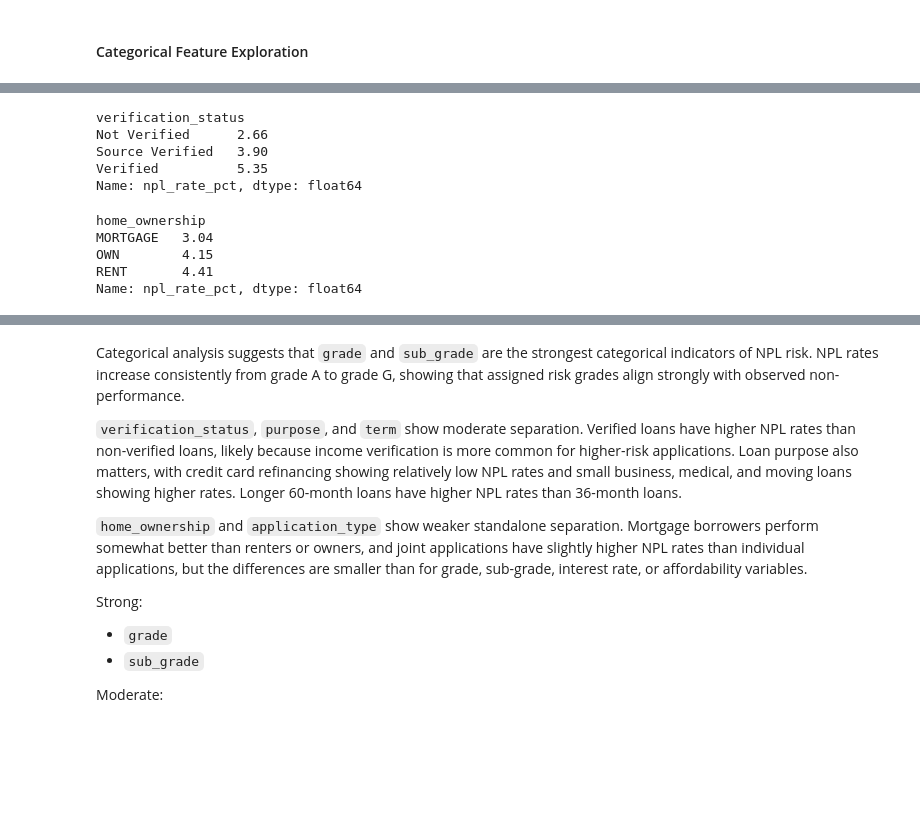
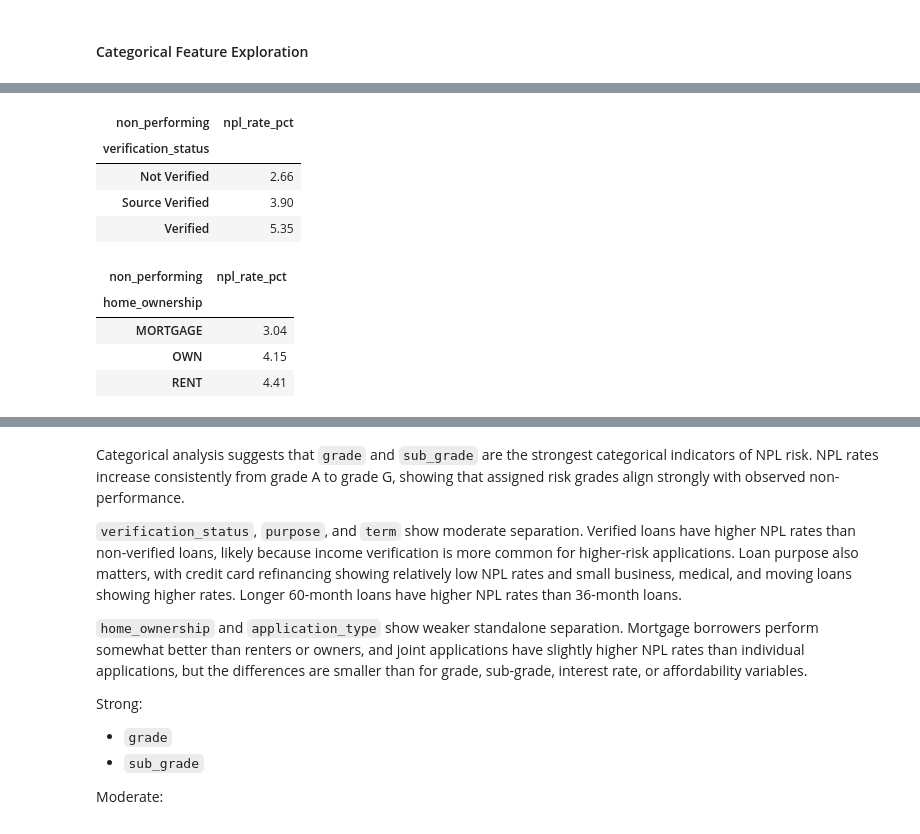
Before and after one commit to janis-karklins88/lending-club-case-study, a Jupyter notebook: notebooks/04_NPL_Analysis.ipynb, the cells around one changed output, grey strips where cells are left out. Saved outputs shown, nothing was run; the diff lists cells and outputs as text; code cells hidden in the pictures; blank space fills up the shorter version.

```diff
--- a/notebooks/04_NPL_Analysis.ipynb
+++ b/notebooks/04_NPL_Analysis.ipynb
@@ -361,20 +364,21 @@ Name: npl_rate_pct, dtype: float64
 # %%
 (
     pd.crosstab(
         df["verification_status"],
         df["non_performing"],
         normalize="index"
     )
     .mul(100)
-    .round(2)[1]
-    .rename("npl_rate_pct")
+    .round(2)
+    .rename(columns={1: "npl_rate_pct"})
+    [["npl_rate_pct"]]
 )
 # %% [output]
-verification_status
-Not Verified      2.66
-Source Verified   3.90
-Verified          5.35
-Name: npl_rate_pct, dtype: float64
+| non_performing | npl_rate_pct |
+| verification_status |  |
+| Not Verified | 2.66 |
+| Source Verified | 3.90 |
+| Verified | 5.35 |
 # %%
 # removing ANY, very low sample/noise
 no_any_home_ownership = df[df["home_ownership"] != "ANY"]
@@ -386,15 +390,16 @@ no_any_home_ownership = df[df["home_ownership"] != "ANY"]
         normalize="index"
     )
     .mul(100)
-    .round(2)[1]
-    .rename("npl_rate_pct")
+    .round(2)
+    .rename(columns={1: "npl_rate_pct"})
+    [["npl_rate_pct"]]
 )
 # %% [output]
-home_ownership
-MORTGAGE   3.04
-OWN        4.15
-RENT       4.41
-Name: npl_rate_pct, dtype: float64
+| non_performing | npl_rate_pct |
+| home_ownership |  |
+| MORTGAGE | 3.04 |
+| OWN | 4.15 |
+| RENT | 4.41 |
 # %%
 display(
     pd.crosstab(
```
Also changed, not shown: parts of 5 cells of this notebook, 3 other files.
